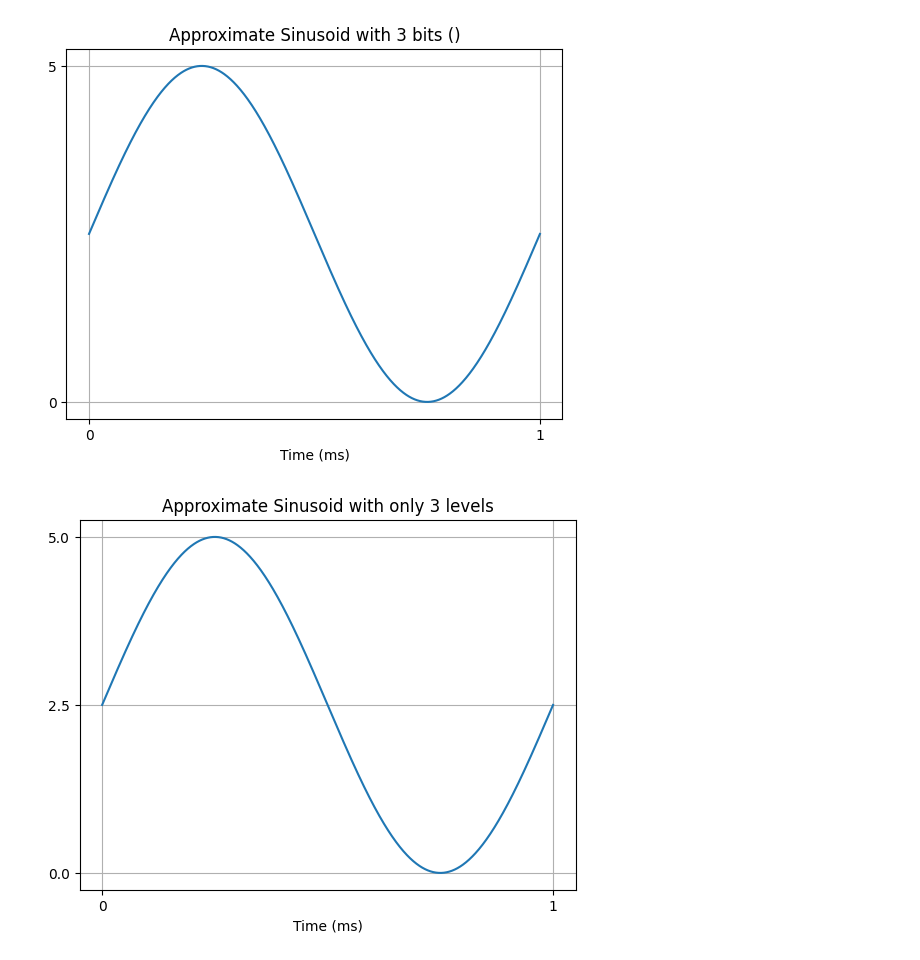
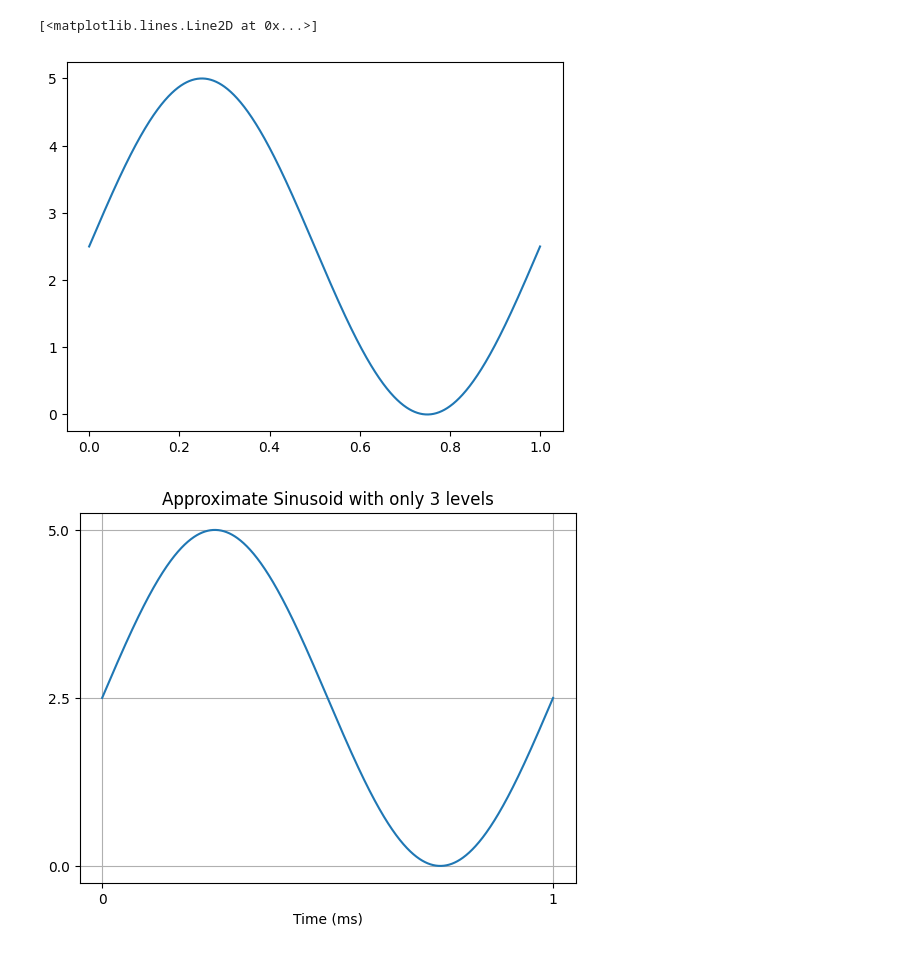
Before and after one commit to DanNguyenN/CE3202-Fundamentals, a Jupyter notebook: Lab8/prelab.ipynb, the cells around one changed output. Saved outputs shown, nothing was run; the diff lists cells and outputs as text; code cells hidden in the pictures.

```diff
--- a/Lab8/prelab.ipynb
+++ b/Lab8/prelab.ipynb
@@ -5,16 +5,12 @@ import matplotlib.pyplot as plt
 # %%
 #Plot the sine wave of 1Khz
 t = np.arange(0, 1/1000, 0.000001)
 f = 1000
 x = 2.5 * np.sin(2*np.pi*f*t) + 2.5
 plt.plot(t * 1000,x )
-plt.xlabel('Time (ms)')
-plt.xticks([0,1])
-plt.yticks([0,5])
-plt.title("Approximate Sinusoid with only 2 levels")
-plt.grid()
 # %% [output]
+[<matplotlib.lines.Line2D at 0x...>]
-[figure, old version]
+[figure, new version]
 # %%
 #Plot the sine wave of 1Khz
 t = np.arange(0, 1/1000, 0.000001)
```
Also changed, not shown: 7 other files.
